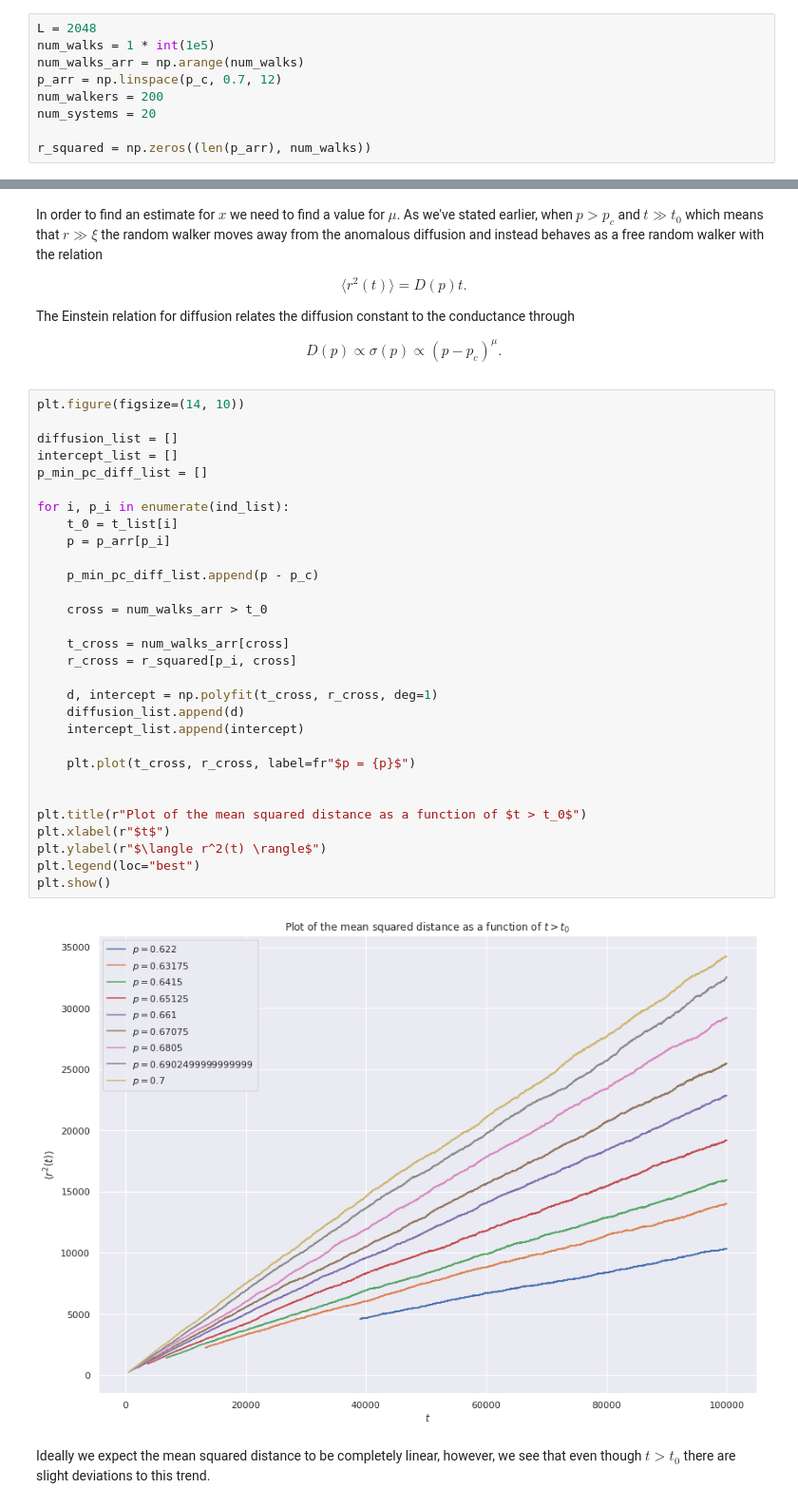
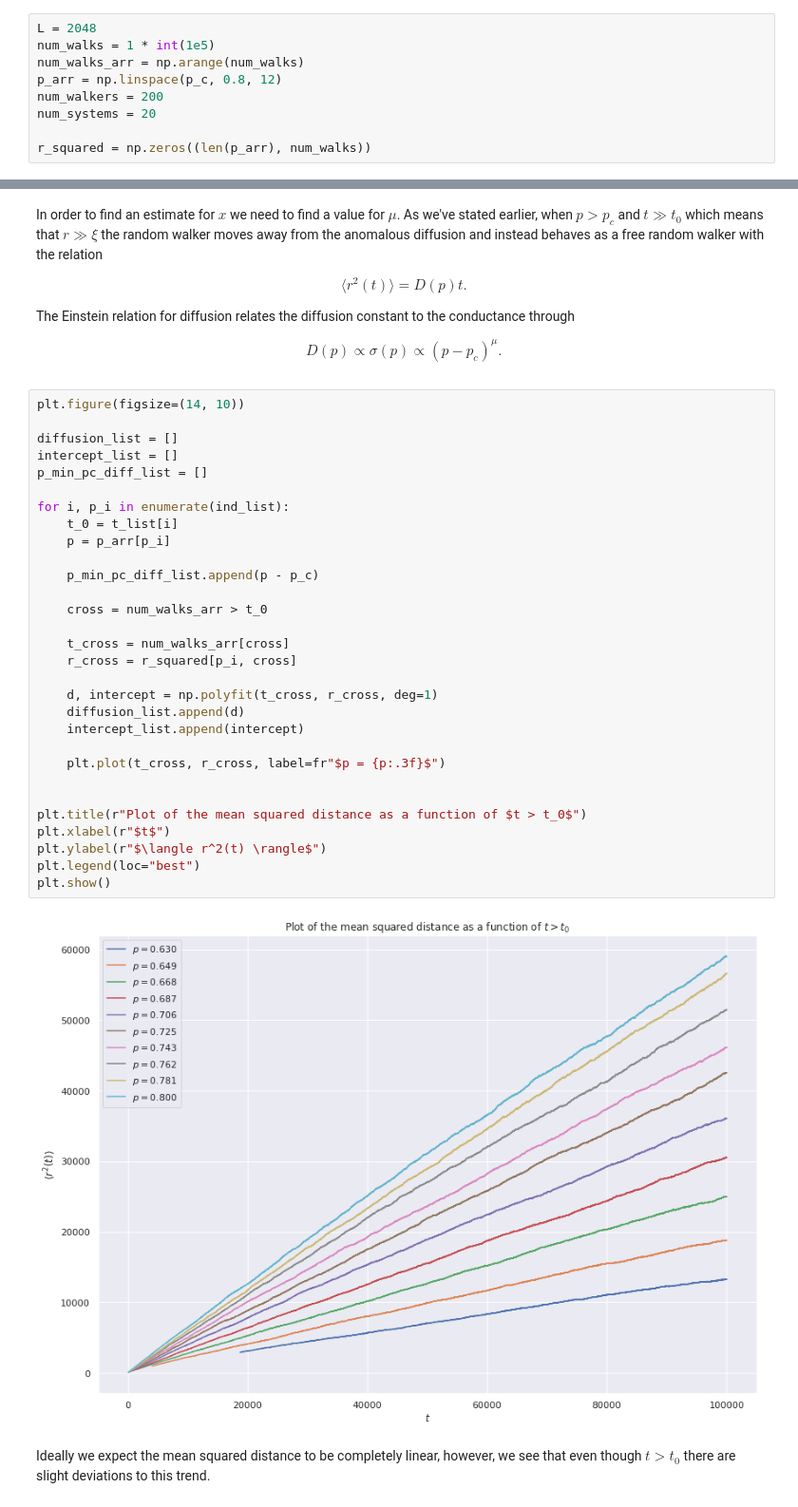
Before and after one commit to Schoyen/FYS4460, a Jupyter notebook: project-4/random-walks-on-the-spanning-cluster.ipynb, the cells around one changed output, grey strips where cells are left out. Shown: that part at 95% size. Saved outputs shown, nothing was run; the diff lists cells and outputs as text.

```diff
--- a/project-4/random-walks-on-the-spanning-cluster.ipynb
+++ b/project-4/random-walks-on-the-spanning-cluster.ipynb
@@ -116,7 +116,7 @@ We now simulate a system of size $L$ and compute the mean squared displacement o
 L = 2048
 num_walks = 1 * int(1e5)
 num_walks_arr = np.arange(num_walks)
-p_arr = np.linspace(p_c, 0.7, 12)
+p_arr = np.linspace(p_c, 0.8, 12)
 num_walkers = 200
 num_systems = 20
 
@@ -387,35 +387,35 @@ The Einstein relation for diffusion relates the diffusion constant to the conduc
 # %%
 plt.figure(figsize=(14, 10))
 
 diffusion_list = []
 intercept_list = []
 p_min_pc_diff_list = []
 
 for i, p_i in enumerate(ind_list):
     t_0 = t_list[i]
     p = p_arr[p_i]
 
     p_min_pc_diff_list.append(p - p_c)
 
     cross = num_walks_arr > t_0
 
     t_cross = num_walks_arr[cross]
     r_cross = r_squared[p_i, cross]
 
     d, intercept = np.polyfit(t_cross, r_cross, deg=1)
     diffusion_list.append(d)
     intercept_list.append(intercept)
 
-    plt.plot(t_cross, r_cross, label=fr"$p = {p}$")
+    plt.plot(t_cross, r_cross, label=fr"$p = {p:.3f}$")
 
 
 plt.title(r"Plot of the mean squared distance as a function of $t > t_0$")
 plt.xlabel(r"$t$")
 plt.ylabel(r"$\langle r^2(t) \rangle$")
 plt.legend(loc="best")
 plt.show()
 # %% [output]
-[figure, old version]
+[figure, new version]
 # %% [markdown]
 Ideally we expect the mean squared distance to be completely linear, however, we see that even though $t > t_0$ there are slight deviations to this trend.
 # %% [markdown]
```
Also changed, not shown: parts of 13 cells of this notebook.
